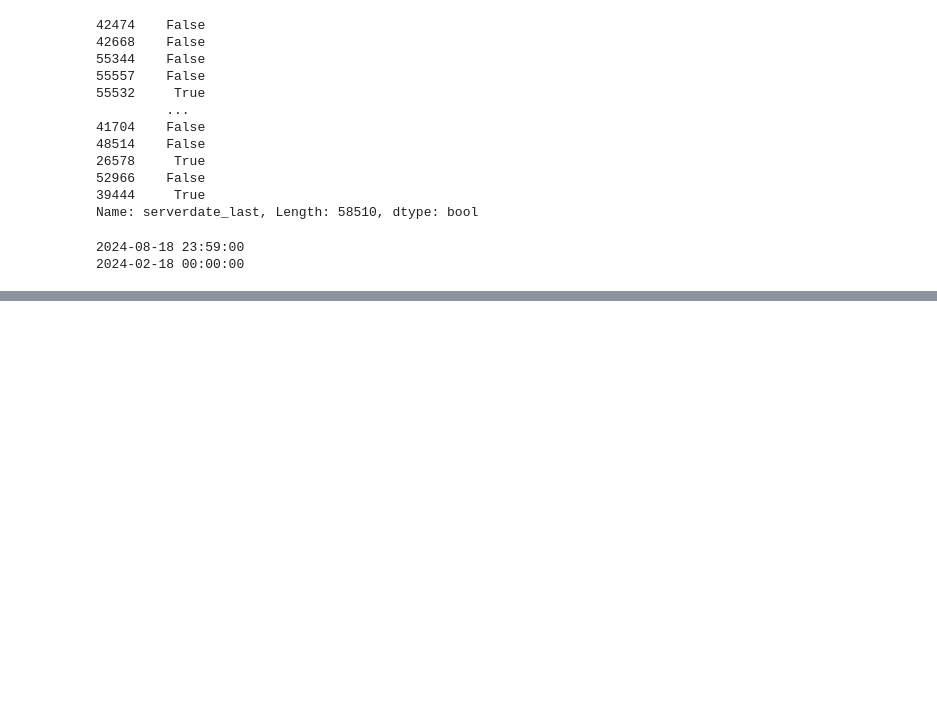
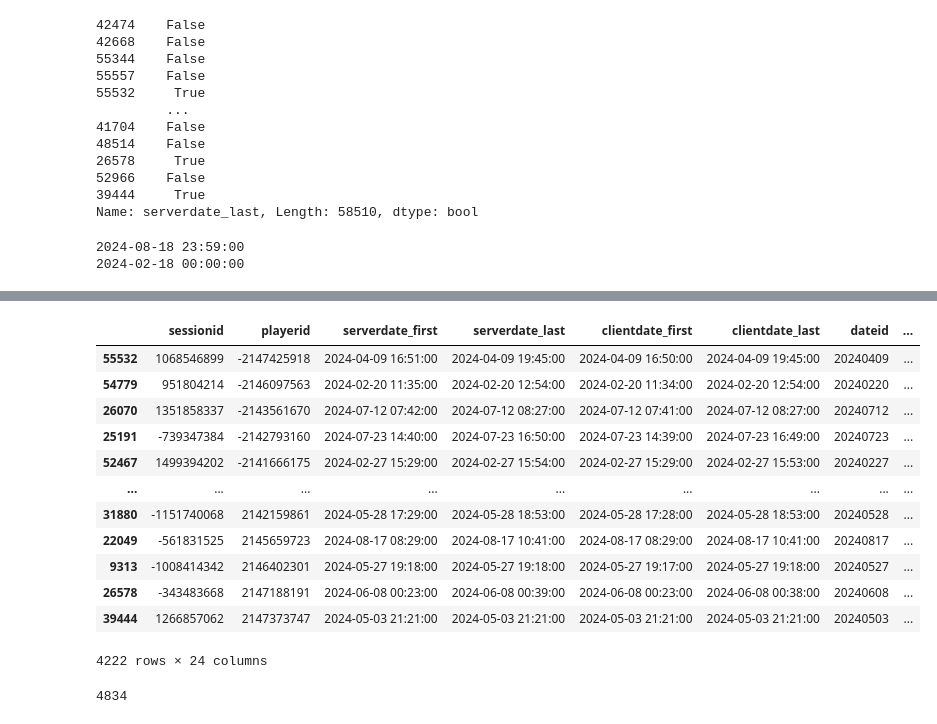
Before and after one commit to Mr28/game-user-engagement-analysis, a Jupyter notebook: Untitled-1.ipynb, the cells around one changed output, grey strips where cells are left out. Drawn from its saved outputs; the diff is of its cells as text; code cells hidden in the pictures; blank space fills up the shorter version.

```diff
--- a/Untitled-1.ipynb
+++ b/Untitled-1.ipynb
@@ -714,0 +715,21 @@ with pd.option_context('display.max_rows', None,
+# %%
+df[(df.groupby('playerid')['serverdate_last'].shift(periods=-1).isna()) & \
+    (df['last_session'])]
+# %% [output]
+|  | sessionid | playerid | serverdate_first | serverdate_last | clientdate_first | clientdate_last | dateid | ... |
+| 55532 | 1068546899 | -2147425918 | 2024-04-09 16:51:00 | 2024-04-09 19:45:00 | 2024-04-09 16:50:00 | 2024-04-09 19:45:00 | 20240409 | ... |
+| 54779 | 951804214 | -2146097563 | 2024-02-20 11:35:00 | 2024-02-20 12:54:00 | 2024-02-20 11:34:00 | 2024-02-20 12:54:00 | 20240220 | ... |
+| 26070 | 1351858337 | -2143561670 | 2024-07-12 07:42:00 | 2024-07-12 08:27:00 | 2024-07-12 07:41:00 | 2024-07-12 08:27:00 | 20240712 | ... |
+| 25191 | -739347384 | -2142793160 | 2024-07-23 14:40:00 | 2024-07-23 16:50:00 | 2024-07-23 14:39:00 | 2024-07-23 16:49:00 | 20240723 | ... |
+| 52467 | 1499394202 | -2141666175 | 2024-02-27 15:29:00 | 2024-02-27 15:54:00 | 2024-02-27 15:29:00 | 2024-02-27 15:53:00 | 20240227 | ... |
+| ... | ... | ... | ... | ... | ... | ... | ... | ... |
+| 31880 | -1151740068 | 2142159861 | 2024-05-28 17:29:00 | 2024-05-28 18:53:00 | 2024-05-28 17:28:00 | 2024-05-28 18:53:00 | 20240528 | ... |
+| 22049 | -561831525 | 2145659723 | 2024-08-17 08:29:00 | 2024-08-17 10:41:00 | 2024-08-17 08:29:00 | 2024-08-17 10:41:00 | 20240817 | ... |
+| 9313 | -1008414342 | 2146402301 | 2024-05-27 19:18:00 | 2024-05-27 19:18:00 | 2024-05-27 19:17:00 | 2024-05-27 19:18:00 | 20240527 | ... |
+| 26578 | -343483668 | 2147188191 | 2024-06-08 00:23:00 | 2024-06-08 00:39:00 | 2024-06-08 00:23:00 | 2024-06-08 00:38:00 | 20240608 | ... |
+| 39444 | 1266857062 | 2147373747 | 2024-05-03 21:21:00 | 2024-05-03 21:21:00 | 2024-05-03 21:21:00 | 2024-05-03 21:21:00 | 20240503 | ... |
+4222 rows × 24 columns
+# %%
+df['playerid'].nunique()
+# %% [output]
+4834
```
Also changed, not shown: parts of 7 cells of this notebook.
